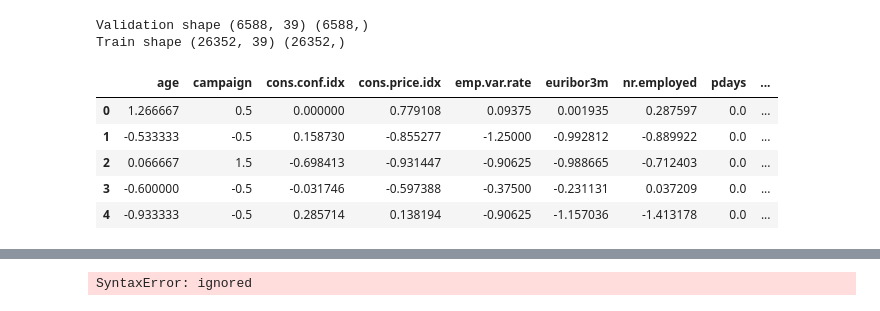
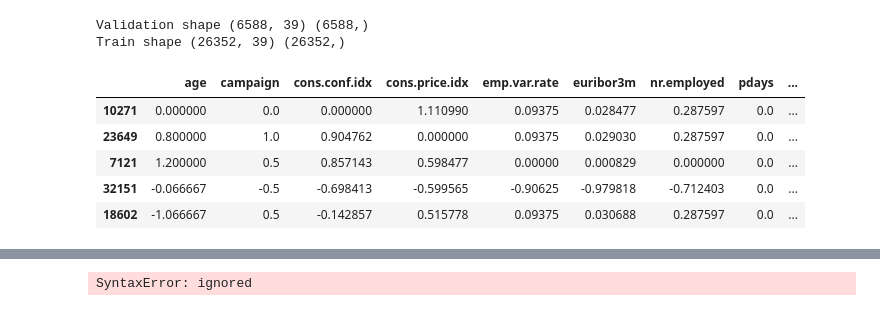
Before and after one commit to dmytrovelychko/rd_ds_python, a Jupyter notebook: cw.ipynb, the cells around one changed output, grey strips where cells are left out. Saved outputs shown, nothing was run; the diff lists cells and outputs as text; code cells hidden in the pictures.

```diff
--- a/cw.ipynb
+++ b/cw.ipynb
@@ -664,6 +667,15 @@ normalization:
 * nr.employed
 * pdays
 * previous
+# %%
+#### TEMP
+df = df.drop_duplicates()
+df = df.drop(columns=['duration'])
+subscription_map = {'no': 0, 'yes': 1}
+df['y'] = df['y'].map(subscription_map)
+df = df.drop(columns=['contact'])
+df = df.drop(columns=['day_of_week'])
+#### TEMP
 # %%
 y = df["y"]
 x = df.drop(columns="y")
@@ -797,13 +803,14 @@ Train shape (26352, 39) (26352,)
 # %%
 robustScaler = RobustScaler()
 robustScaler.fit(x_train[numerical_cols])
 x_num_scaled = robustScaler.transform(x_train[numerical_cols])
 x_num_scaled_df = pd.DataFrame(x_num_scaled, columns=numerical_cols)
-x_num_scaled_df[:5]
+x_num_scaled_df.index = x_train.index
+x_num_scaled_df.head()
 # %% [output]
 |  | age | campaign | cons.conf.idx | cons.price.idx | emp.var.rate | euribor3m | nr.employed | pdays | ... |
-| 0 | 1.266667 | 0.5 | 0.000000 | 0.779108 | 0.09375 | 0.001935 | 0.287597 | 0.0 | ... |
-| 1 | -0.533333 | -0.5 | 0.158730 | -0.855277 | -1.25000 | -0.992812 | -0.889922 | 0.0 | ... |
-| 2 | 0.066667 | 1.5 | -0.698413 | -0.931447 | -0.90625 | -0.988665 | -0.712403 | 0.0 | ... |
-| 3 | -0.600000 | -0.5 | -0.031746 | -0.597388 | -0.37500 | -0.231131 | 0.037209 | 0.0 | ... |
-| 4 | -0.933333 | -0.5 | 0.285714 | 0.138194 | -0.90625 | -1.157036 | -1.413178 | 0.0 | ... |
+| 10271 | 0.000000 | 0.0 | 0.000000 | 1.110990 | 0.09375 | 0.028477 | 0.287597 | 0.0 | ... |
+| 23649 | 0.800000 | 1.0 | 0.904762 | 0.000000 | 0.09375 | 0.029030 | 0.287597 | 0.0 | ... |
+| 7121 | 1.200000 | 0.5 | 0.857143 | 0.598477 | 0.00000 | 0.000829 | 0.000000 | 0.0 | ... |
+| 32151 | -0.066667 | -0.5 | -0.698413 | -0.599565 | -0.90625 | -0.979818 | -0.712403 | 0.0 | ... |
+| 18602 | -1.066667 | 0.5 | -0.142857 | 0.515778 | 0.09375 | 0.030688 | 0.287597 | 0.0 | ... |
```
Also changed, not shown: parts of 18 cells of this notebook.
